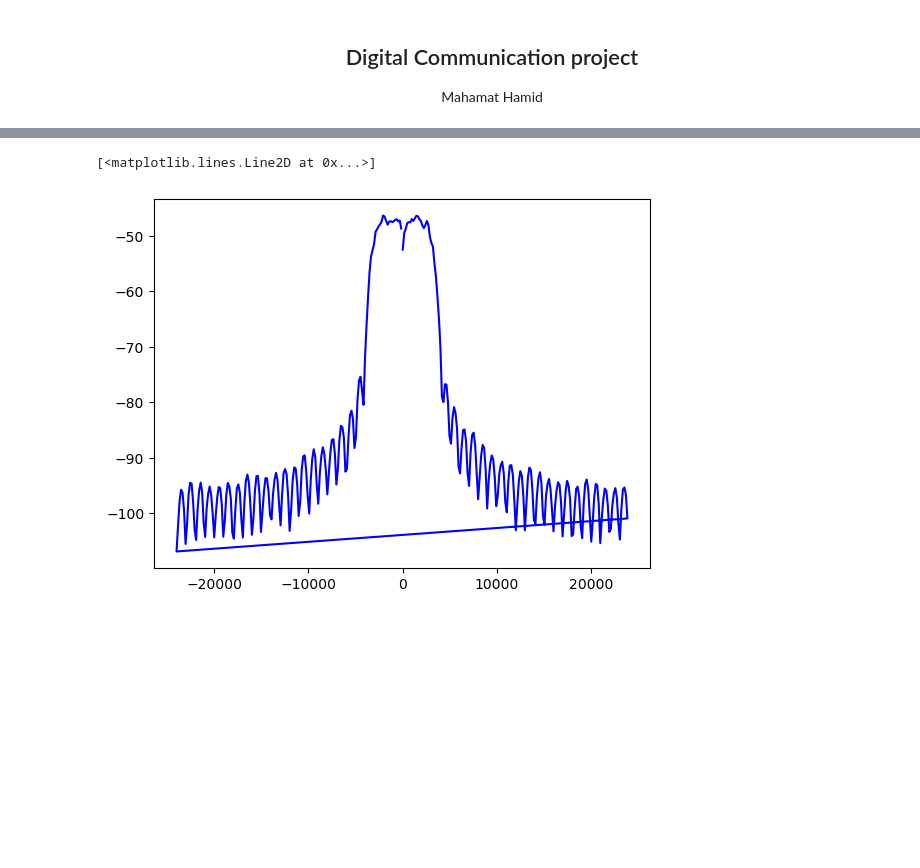
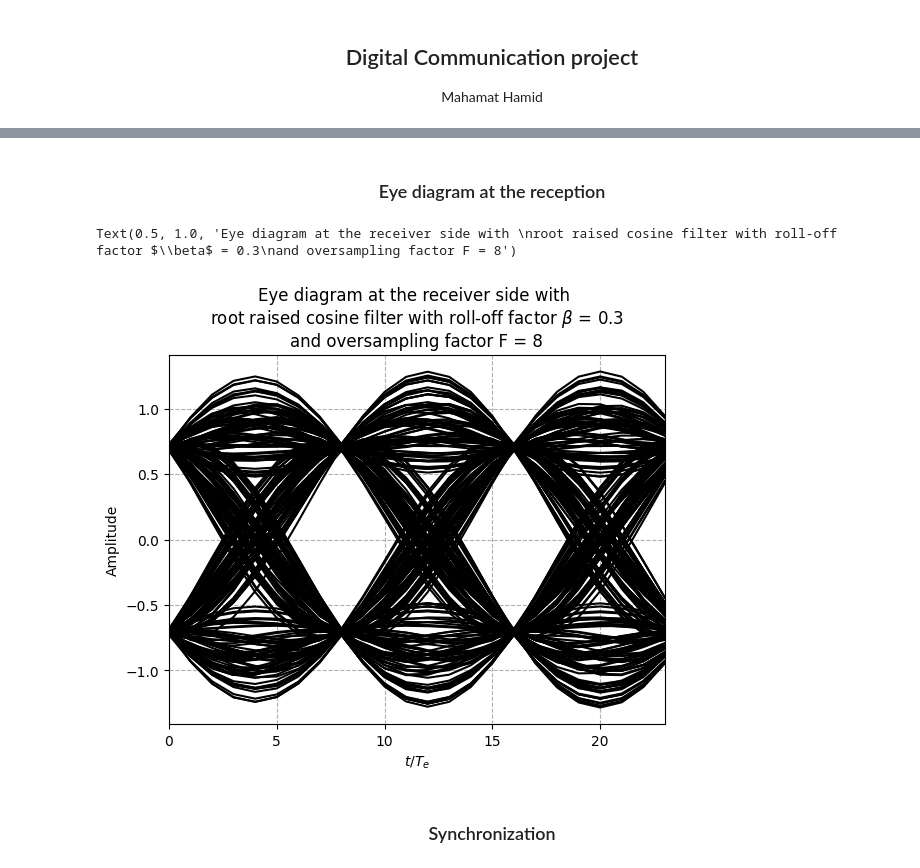
Before and after one commit to HamidMahamat/Receiver-for-digital-communication, a Jupyter notebook: main.ipynb, the cells around one changed output, grey strips where cells are left out. Saved outputs shown, nothing was run; the diff lists cells and outputs as text; code cells hidden in the pictures; blank space fills up the shorter version.

```diff
--- a/main.ipynb
+++ b/main.ipynb
@@ -53,5 +61,0 @@ Occupied band:  7.8 kHz
-# %%
-num = int(np.floor(len(s_hr)/(3 * F)))
-Z = np.empty((3 * F, num)).astype(complex)
-for i in range(num):
-    Z[:,i] = s_hr[i*3*F:(i+1)*3*F]
@@ -95,6 +66,44 @@ plt.plot(np.arange(0, 3*F), np.real(Z),'--')
-# %%
-f, Pxx =
-plt.plot(f, 10 * np.log10(Pxx), color='blue')
-# %% [output]
-[<matplotlib.lines.Line2D at 0x...>]
-[figure, removed]
+# %% [markdown]
+### <center/> Eye diagram at the reception
+# %%
+def eye_diagram(s_hr, eye_window, F, Ω):
+    """
+    Parameters
+    ----------
+    s_hr : np.ndarray complex (N,1)
+        output of reception filter.
+    eye_window : int or float > 0
+        define the window where the eye diagram will be displayed.
+    F : int
+        oversampling factor.
+    Ω : int
+        filter parameter.
+
+    Returns
+    -------
+    plot the eye diagram and
+    return x,y coordinates of the eye diagram
+    """
+
+
+    eye_window = int(eye_window) * F
+    dim2_eyeD_r = int(np.floor(len(s_hr)/(eye_window)))
+    eye_diagram_r = np.empty((eye_window, dim2_eyeD_r)).astype(complex)
+    for i in range(dim2_eyeD_r):
+        eye_diagram_r[:,i] = s_hr[i*eye_window:(i+1)*eye_window]
+
+    eye_diagram_r = eye_diagram_r[:,Ω-1 : -(len(he) - Ω - 1)-1]
+    plt.plot(np.arange(0, eye_window), np.real(eye_diagram_r),'k')
+    plt.xlim(0, eye_window-1)
+    plt.grid(linestyle='--')
+    plt.xlabel(r'$t/T_e$')
+    return eye_window, dim2_eyeD_r
+# %%
+_ = eye_diagram(s_hr, 3, F, Ω)
+plt.ylabel("Amplitude")
+plt.title("Eye diagram at the receiver side with \n"+fr"root raised cosine filter with roll-off factor $\beta$ = {β}"+ "\n"+fr"and oversampling factor F = {F}")
+# %% [output]
+Text(0.5, 1.0, 'Eye diagram at the receiver side with \nroot raised cosine filter with roll-off factor $\\beta$ = 0.3\nand oversampling factor F = 8')
+[figure, added]
+# %% [markdown]
+### <center/> Synchronization
```
Also changed, not shown: parts of 25 cells of this notebook, 1 other file.
